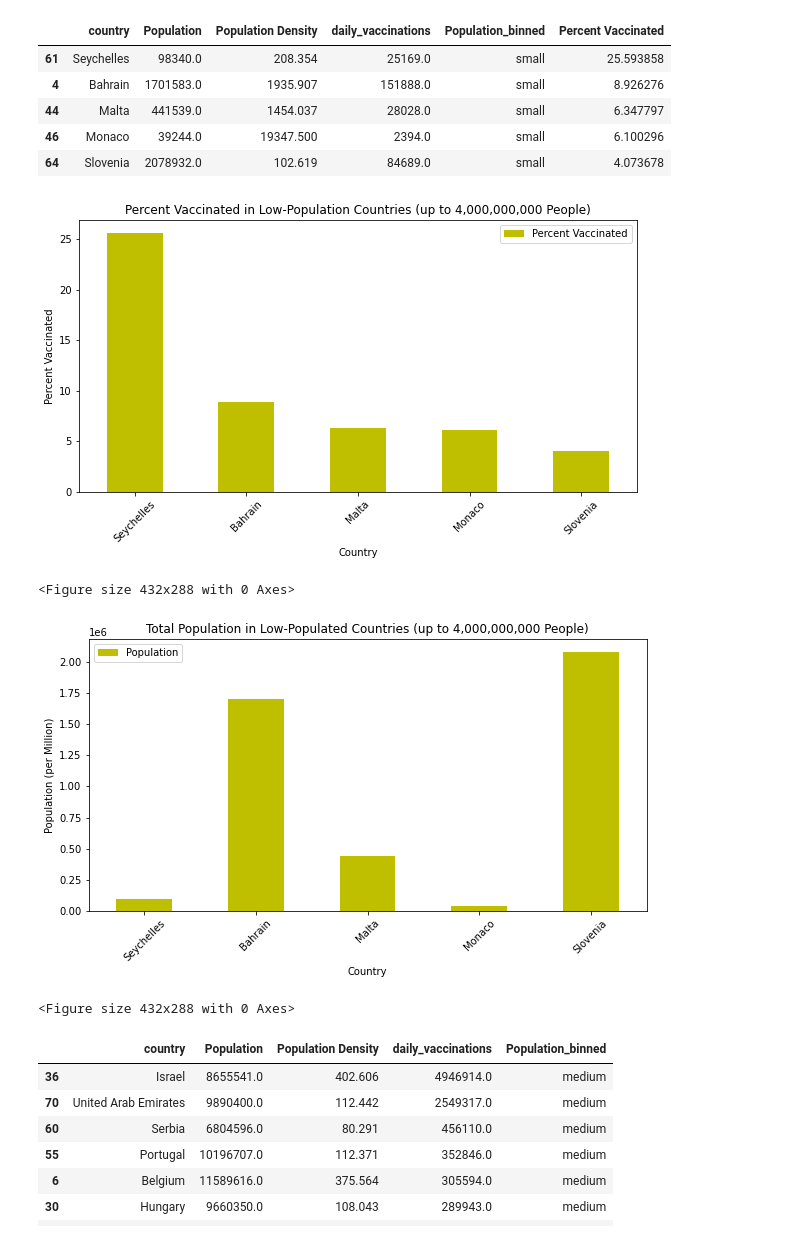
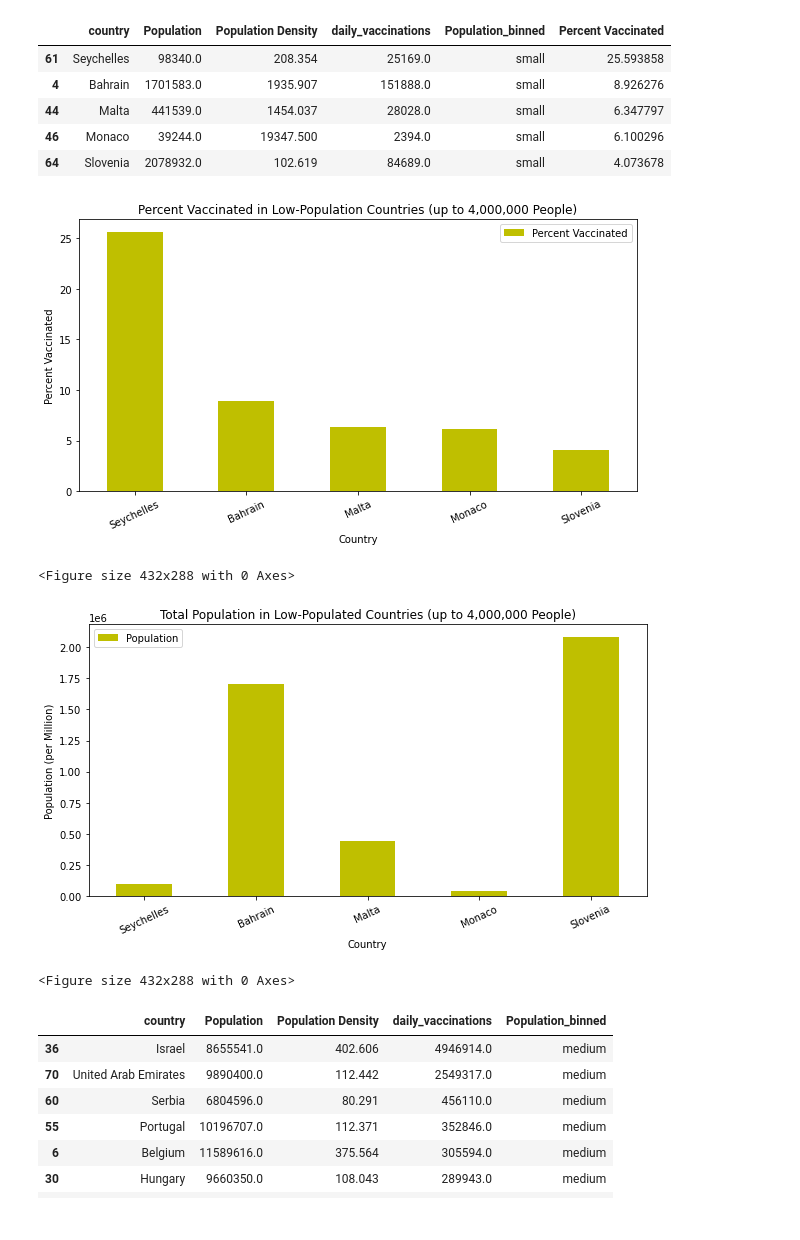
Before and after one commit to vrachupally/Corona-Vaccines, a Jupyter notebook: PythonProject/Tara-stay.ipynb, the cells around one changed output. Drawn from its saved outputs; the diff is of its cells as text; code cells hidden in the pictures.

```diff
--- a/PythonProject/Tara-stay.ipynb
+++ b/PythonProject/Tara-stay.ipynb
@@ -248,21 +248,21 @@ sorted_small_country_df
 # %%
 # bar chart - all small countries percent vaccinated
 x_axis = sorted_small_country_df['country']
 y_axis = sorted_small_country_df['Percent Vaccinated']
 
 # Use DataFrame.plot() in order to create a bar chart of the data
 sorted_small_country_df.plot(kind="bar", x='country', y='Percent Vaccinated', figsize=(10,5), color='y')
 
 # Set a title for the chart
-plt.title("Percent Vaccinated in Low-Population Countries (up to 4,000,000,000 People)")
+plt.title("Percent Vaccinated in Low-Population Countries (up to 4,000,000 People)")
 plt.xlabel("Country")
 plt.ylabel("Percent Vaccinated")
-plt.xticks(rotation = 45)
+plt.xticks(rotation = 25)
 plt.savefig("visualizations/small_percent_vaccinated")
 plt.show()
 plt.tight_layout()
 # %% [output]
-[figure, old version]
+[figure, new version]
 <Figure size 432x288 with 0 Axes>
 # %%
 # bar chart - all small countries sorted by population
@@ -273,15 +273,15 @@ y_axis = sorted_small_country_df['Population']
 sorted_small_country_df.plot(kind="bar", x='country', y='Population', figsize=(10,5), color='y')
 
 # Set a title for the chart
-plt.title("Total Population in Low-Populated Countries (up to 4,000,000,000 People)")
+plt.title("Total Population in Low-Populated Countries (up to 4,000,000 People)")
 plt.xlabel("Country")
 plt.ylabel("Population (per Million)")
-plt.xticks(rotation = 45)
+plt.xticks(rotation = 25)
 plt.savefig("visualizations/small_tot_pop")
 plt.show()
 plt.tight_layout()
 # %% [output]
-[figure, old version]
+[figure, new version]
 <Figure size 432x288 with 0 Axes>
 # %%
 # binned countries with medium-size population (4,000,001 - 18,000,000ppl);
```
Also changed, not shown: parts of 4 cells of this notebook, 6 other files.
